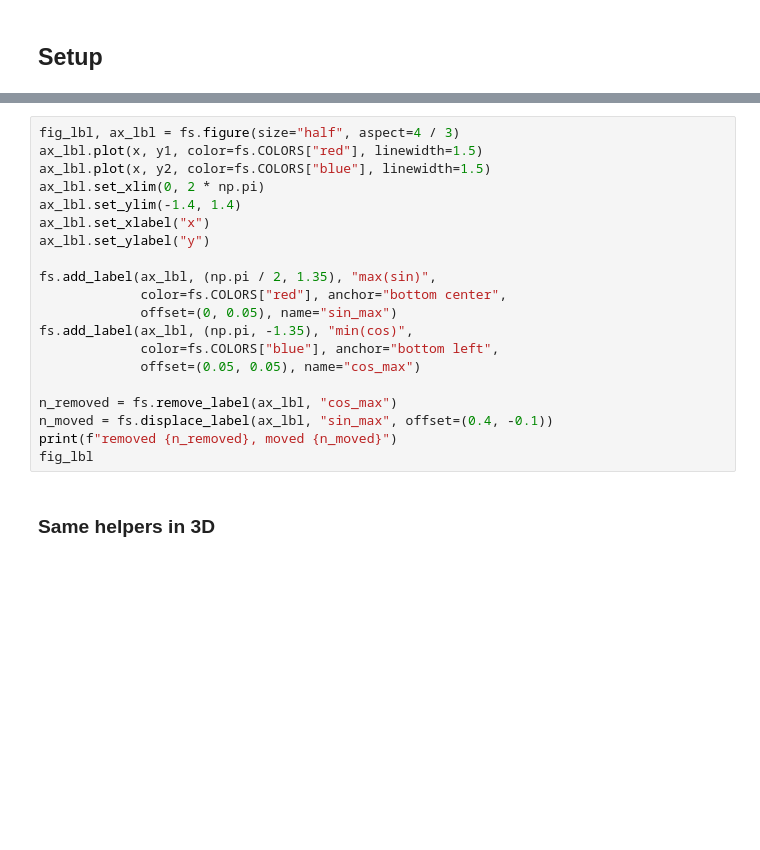
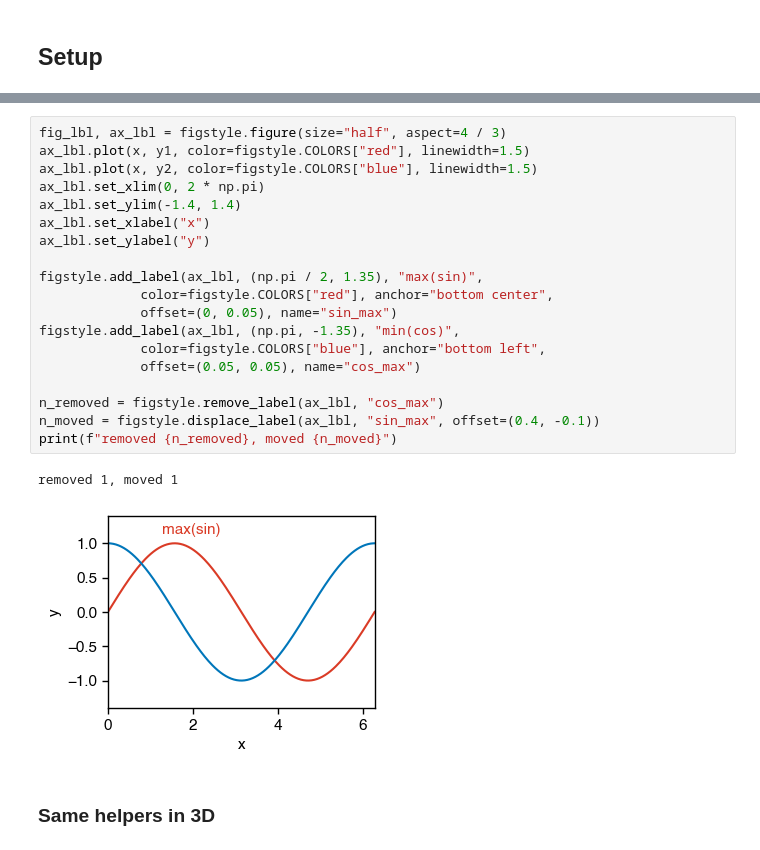
Before and after one commit to C0PEP0D/SoftMobility, a Jupyter notebook: softmobility/tutorials/05_figure_styling.ipynb, the cells around one changed output, grey strips where cells are left out. Saved outputs shown, nothing was run; the diff lists cells and outputs as text; blank space fills up the shorter version.

```diff
--- a/softmobility/tutorials/05_figure_styling.ipynb
+++ b/softmobility/tutorials/05_figure_styling.ipynb
@@ -105,23 +101,25 @@ matplotlib `gid` so `remove_label`/`displace_label` can find them.
 # %%
-fig_lbl, ax_lbl = fs.figure(size="half", aspect=4 / 3)
-ax_lbl.plot(x, y1, color=fs.COLORS["red"], linewidth=1.5)
-ax_lbl.plot(x, y2, color=fs.COLORS["blue"], linewidth=1.5)
+fig_lbl, ax_lbl = figstyle.figure(size="half", aspect=4 / 3)
+ax_lbl.plot(x, y1, color=figstyle.COLORS["red"], linewidth=1.5)
+ax_lbl.plot(x, y2, color=figstyle.COLORS["blue"], linewidth=1.5)
 ax_lbl.set_xlim(0, 2 * np.pi)
 ax_lbl.set_ylim(-1.4, 1.4)
 ax_lbl.set_xlabel("x")
 ax_lbl.set_ylabel("y")
 
-fs.add_label(ax_lbl, (np.pi / 2, 1.35), "max(sin)",
-             color=fs.COLORS["red"], anchor="bottom center",
+figstyle.add_label(ax_lbl, (np.pi / 2, 1.35), "max(sin)",
+             color=figstyle.COLORS["red"], anchor="bottom center",
              offset=(0, 0.05), name="sin_max")
-fs.add_label(ax_lbl, (np.pi, -1.35), "min(cos)",
-             color=fs.COLORS["blue"], anchor="bottom left",
+figstyle.add_label(ax_lbl, (np.pi, -1.35), "min(cos)",
+             color=figstyle.COLORS["blue"], anchor="bottom left",
              offset=(0.05, 0.05), name="cos_max")
 
-n_removed = fs.remove_label(ax_lbl, "cos_max")
-n_moved = fs.displace_label(ax_lbl, "sin_max", offset=(0.4, -0.1))
+n_removed = figstyle.remove_label(ax_lbl, "cos_max")
+n_moved = figstyle.displace_label(ax_lbl, "sin_max", offset=(0.4, -0.1))
 print(f"removed {n_removed}, moved {n_moved}")
-fig_lbl
+# %% [output]
+removed 1, moved 1
+[figure, added]
 # %% [markdown]
 ### Same helpers in 3D
 # %%
```
Also changed, not shown: parts of 12 cells of this notebook, 28 other files.
